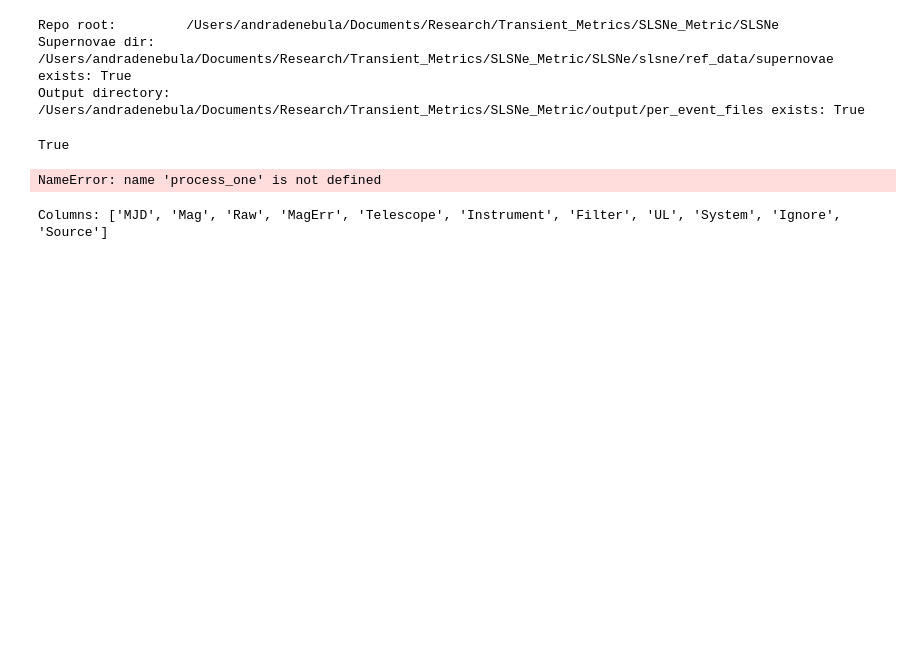
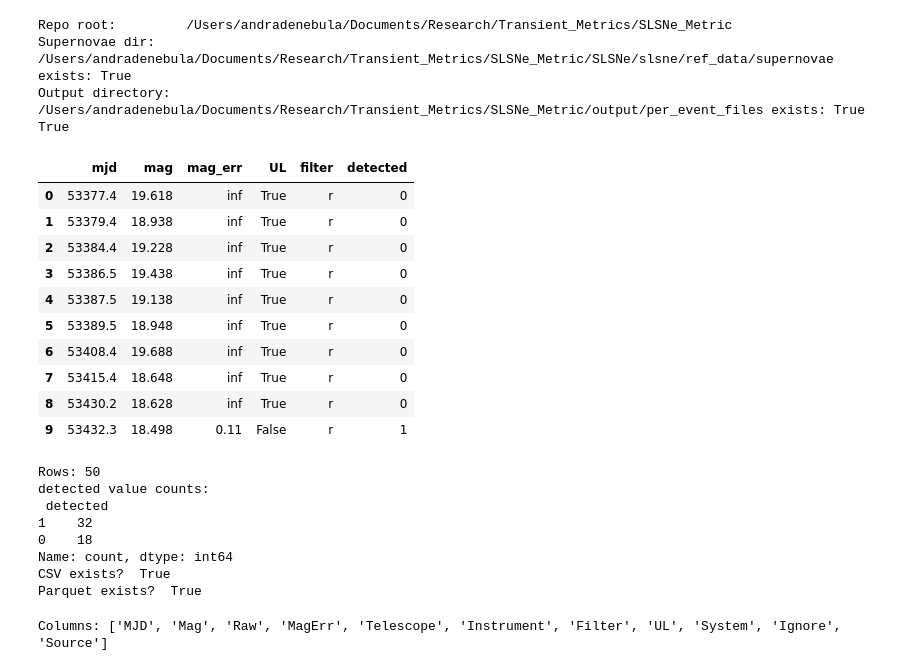
Before and after one commit to andra104/SLSNe_Metric, a Jupyter notebook: notebooks/all_run.ipynb, the cells around one changed output. Cells and saved outputs as stored; diff of their text form; code cells hidden in the pictures; blank space fills up the shorter version.

Commit message:
all_run and export_slsne_photometry running. still need to get the last few cells working/integrated into the .py

```diff
--- a/notebooks/export_notebook.ipynb
+++ b/notebooks/all_run.ipynb
@@ -29,25 +33,4 @@ print("[INFO] Loaded module:", export_slsne.__file__)
 # %%
-
-
-# <<< EDIT THESE TWO ONLY >>>
-path_to_str  = "/Users/andradenebula/Documents/Research/Transient_Metrics/SLSNe_Metric/SLSNe"
-path_out_str = "/Users/andradenebula/Documents/Research/Transient_Metrics/SLSNe_Metric/output"
-
-# normalize to Path objects (expand ~, resolve relative pieces)
-repo_root = Path(path_to_str).expanduser().resolve()
-
-out_root  = Path(path_out_str).expanduser().resolve()
-
-# directories we’ll use
-supernovae_dir = repo_root / "slsne" / "ref_data" / "supernovae"
-out_perevent = out_root / "per_event_files"
-out_allevent = out_root / "all_events"
-allparams_path = repo_root / "slsne" / "ref_data" / "all_parameters.txt"
-
-out_perevent.mkdir(parents=True, exist_ok=True)
-out_allevent.mkdir(parents=True, exist_ok=True)
-
-
 # Output format controls
 write_parquet = True   # set False if you don't want parquet
 write_csv = True   # CSV mirror for auditing
@@ -56,32 +39,49 @@ write_csv = True   # CSV mirror for auditing
 print("Repo root:        ", repo_root)
 print("Supernovae dir:   ", supernovae_dir, "exists:", supernovae_dir.exists())
 print("Output directory: ", out_perevent, "exists:", out_perevent.exists())
+
+
+# quick smoke test (replace with an event folder that exists in your clone)
+test_event = "2005ap"
+print((supernovae_dir / test_event / f"{test_event}.txt").exists())
 # %% [output]
-Repo root:         /Users/andradenebula/Documents/Research/Transient_Metrics/SLSNe_Metric/SLSNe
+Repo root:         /Users/andradenebula/Documents/Research/Transient_Metrics/SLSNe_Metric
 Supernovae dir:    /Users/andradenebula/Documents/Research/Transient_Metrics/SLSNe_Metric/SLSNe/slsne/ref_data/supernovae exists: True
 Output directory:  /Users/andradenebula/Documents/Research/Transient_Metrics/SLSNe_Metric/output/per_event_files exists: True
+True
-# %%
-#Test - can delete
-
-# quick smoke test (replace with an event folder that exists in your clone)
-test_event = "2005ap"
-print((supernovae_dir / test_event / f"{test_event}.txt").exists())
-# %% [output]
-True
 # %%
+# IMPORTANT: pass the directory for the event, not the string's .parent
+df_one = process_one(supernovae_dir / "2005ap", "2005ap",
+                     out_perevent, write_parquet=True, write_csv=True)
+display(df_one.head(10))
+
 # Test on 2005ap
 
 
-df_2005ap = process_one("2005ap")
-print("Rows:", len(df_2005ap))
-print("detected value counts:\n", df_2005ap["detected"].value_counts(dropna=False))
+print("Rows:", len(df_one))
+print("detected value counts:\n", df_one["detected"].value_counts(dropna=False))
 print("CSV exists? ", (out_perevent / "2005ap.csv").exists())
 print("Parquet exists? ", (out_perevent / "2005ap.parquet").exists())
-
-# Peek at first few rows from disk to confirm
-pd.read_csv(out_perevent / "2005ap.csv").head()
 # %% [output]
+|  | mjd | mag | mag_err | UL | filter | detected |
+| 0 | 53377.4 | 19.618 | inf | True | r | 0 |
+| 1 | 53379.4 | 18.938 | inf | True | r | 0 |
+| 2 | 53384.4 | 19.228 | inf | True | r | 0 |
+| 3 | 53386.5 | 19.438 | inf | True | r | 0 |
+| 4 | 53387.5 | 19.138 | inf | True | r | 0 |
+| 5 | 53389.5 | 18.948 | inf | True | r | 0 |
+| 6 | 53408.4 | 19.688 | inf | True | r | 0 |
+| 7 | 53415.4 | 18.648 | inf | True | r | 0 |
+| 8 | 53430.2 | 18.628 | inf | True | r | 0 |
+| 9 | 53432.3 | 18.498 | 0.11 | False | r | 1 |
-NameError: name 'process_one' is not defined
+Rows: 50
+detected value counts:
+ detected
+1    32
+0    18
+Name: count, dtype: int64
+CSV exists?  True
+Parquet exists?  True
 # %%
 
 # Adjust this to your local path
```
Also changed, not shown: parts of 9 cells of this notebook, 2 other files.
